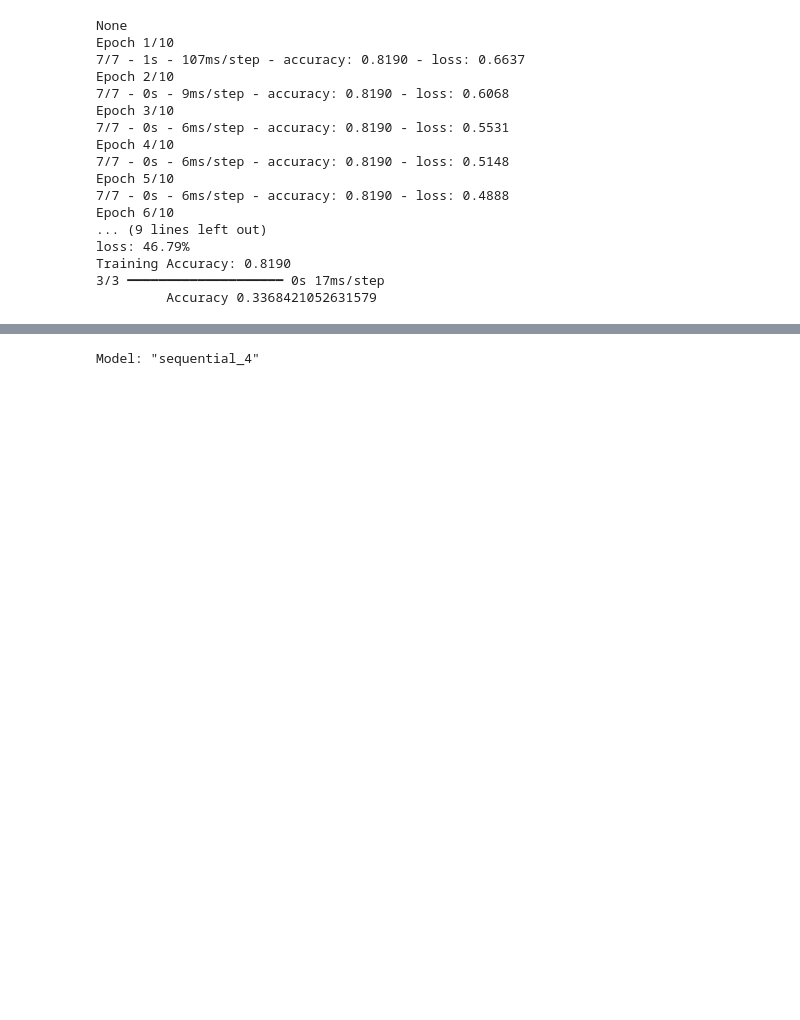
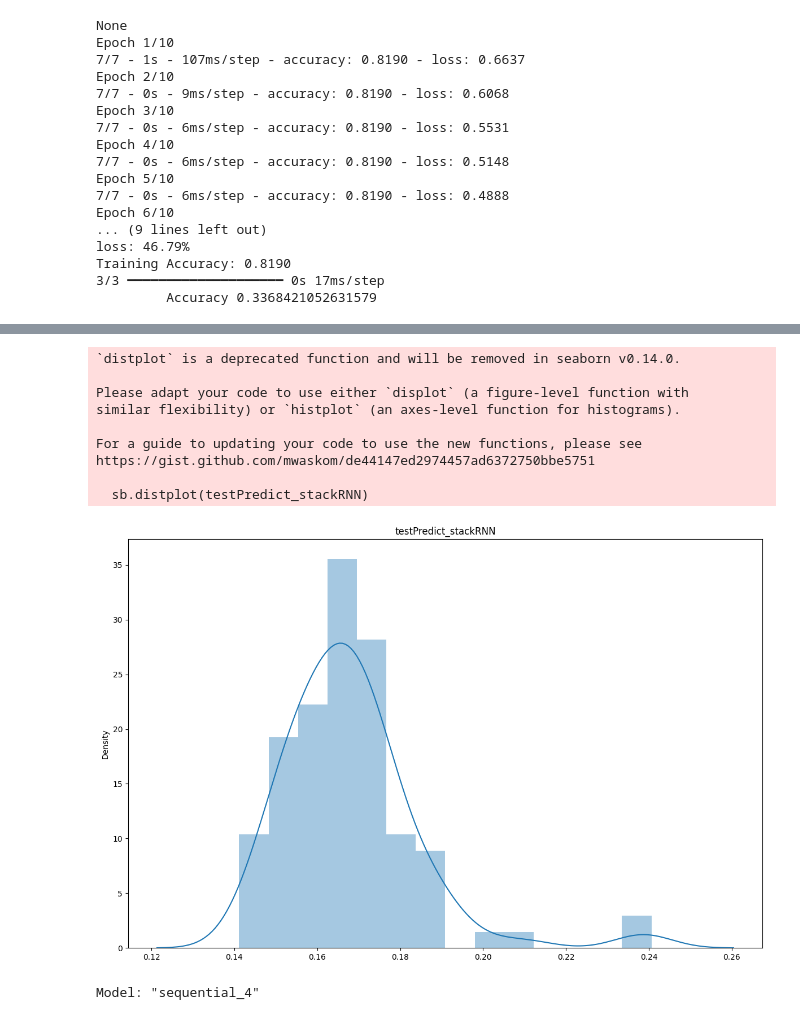
Before and after one commit to albertw91/proyecto_twitter_tech_sentiment_analysis, a Jupyter notebook: engine/preprocesing_model/preprocessing_second_model.ipynb, the cells around one changed output, grey strips where cells are left out. Cells and saved outputs as stored; diff of their text form; code cells hidden in the pictures; blank space fills up the shorter version.

```diff
--- a/engine/preprocesing_model/preprocessing_second_model.ipynb
+++ b/engine/preprocesing_model/preprocessing_second_model.ipynb
@@ -140,8 +140,13 @@ tokenizer = Tokenizer(num_words=vocab_size, oov_token=oov_tok)
 tokenizer.fit_on_texts(X_textA)
 word_index = tokenizer.word_index
 
-train_sequences = tokenizer.texts_to_sequences(X_train_textA)
-train_padded = pad_sequences(train_sequences, maxlen=max_length, padding=padding_type, truncating=trunc_type)
+def text_to_seq_token_and_padd(x_text_vector: np.ndarray) -> np.ndarray:
+    train_sequences = tokenizer.texts_to_sequences(x_text_vector)
+    train_padded = pad_sequences(train_sequences, maxlen=max_length, padding=padding_type, truncating=trunc_type)
+    return train_padded
+
+train_padded: np.ndarray = text_to_seq_token_and_padd(X_train_textA)
+train_padded
 """
 print(train_sequences[0])
 print(train_padded[0])
@@ -421,3 +411,32 @@ array([[0],
+# %%
+# Code to reproduce the plot below
+
+import seaborn as sb
+
+
+fig = plt.figure(figsize=(12,8))
+
+ax = fig.add_subplot()
+sb.distplot(testPredict_stackRNN)
+plt.title('testPredict_stackRNN')
+#plt.xlim([-10, 10])
+
+plt.tight_layout()
+
+plt.show()
+
+#sum(testPredict_stackRNN) / len(testPredict_stackRNN)
+# %% [output]
+`distplot` is a deprecated function and will be removed in seaborn v0.14.0.
+
+Please adapt your code to use either `displot` (a figure-level function with
+similar flexibility) or `histplot` (an axes-level function for histograms).
+
+For a guide to updating your code to use the new functions, please see
+https://gist.github.com/mwaskom/de44147ed2974457ad6372750bbe5751
+
+  sb.distplot(testPredict_stackRNN)
+[figure, added]
 # %%
 model = tf.keras.Sequential([
     tf.keras.layers.Embedding(vocab_size, 16, input_length=max_length),
```
Also changed, not shown: parts of 6 cells of this notebook, 8 other files.
